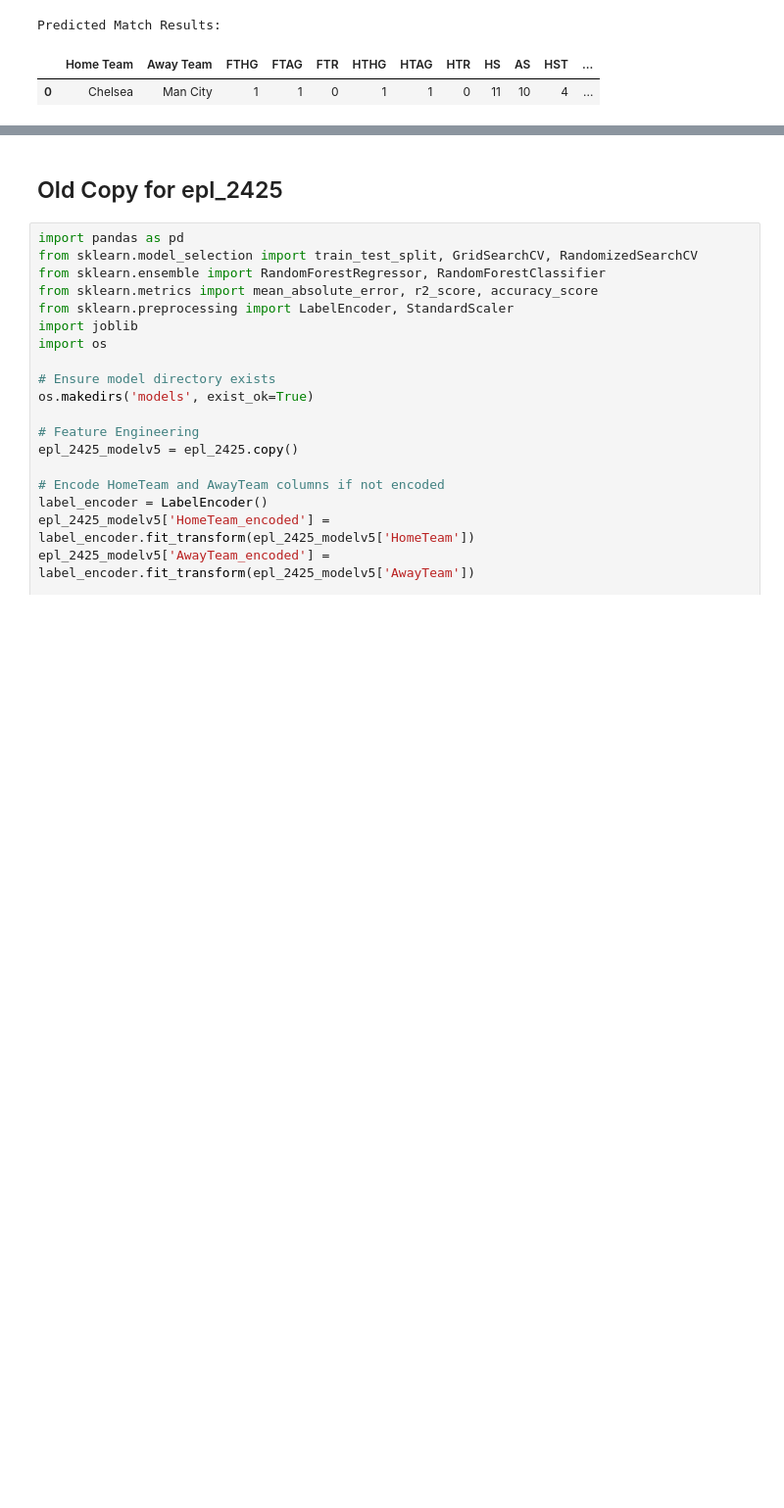
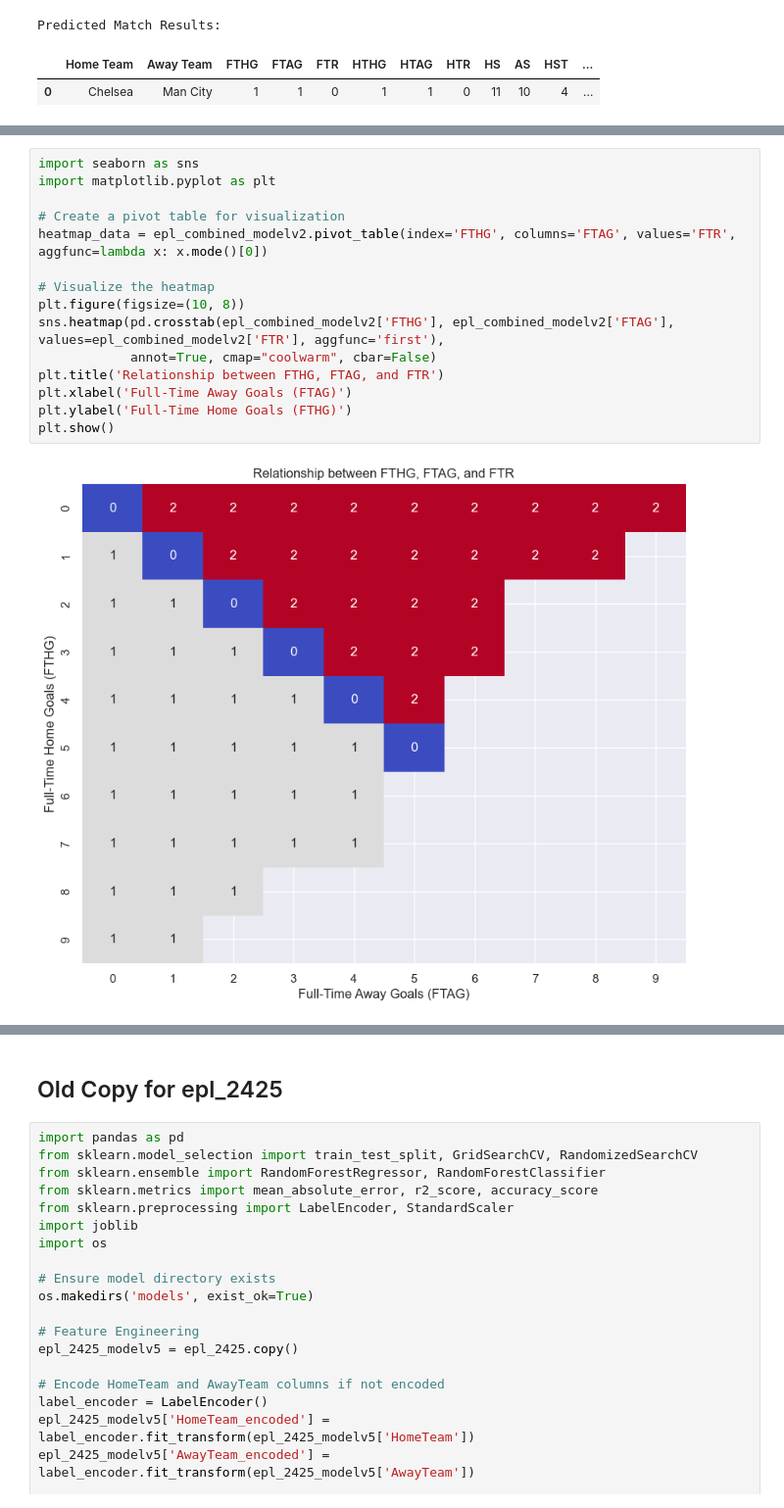
Before and after one commit to amwangwa/TeamPerformance, a Jupyter notebook: eplmodel.ipynb, the cells around one changed output, grey strips where cells are left out. Shown at 98% size. Saved outputs shown, nothing was run; the diff lists cells and outputs as text; blank space fills up the shorter version.

```diff
--- a/eplmodel.ipynb
+++ b/eplmodel.ipynb
@@ -1686,0 +2594,17 @@ Predicted Match Results:
+# %%
+import seaborn as sns
+import matplotlib.pyplot as plt
+
+# Create a pivot table for visualization
+heatmap_data = epl_combined_modelv2.pivot_table(index='FTHG', columns='FTAG', values='FTR', aggfunc=lambda x: x.mode()[0])
+
+# Visualize the heatmap
+plt.figure(figsize=(10, 8))
+sns.heatmap(pd.crosstab(epl_combined_modelv2['FTHG'], epl_combined_modelv2['FTAG'], values=epl_combined_modelv2['FTR'], aggfunc='first'),
+            annot=True, cmap="coolwarm", cbar=False)
+plt.title('Relationship between FTHG, FTAG, and FTR')
+plt.xlabel('Full-Time Away Goals (FTAG)')
+plt.ylabel('Full-Time Home Goals (FTHG)')
+plt.show()
+# %% [output]
+[figure, added]
```
Also changed, not shown: parts of 22 cells of this notebook, 13 other files.
